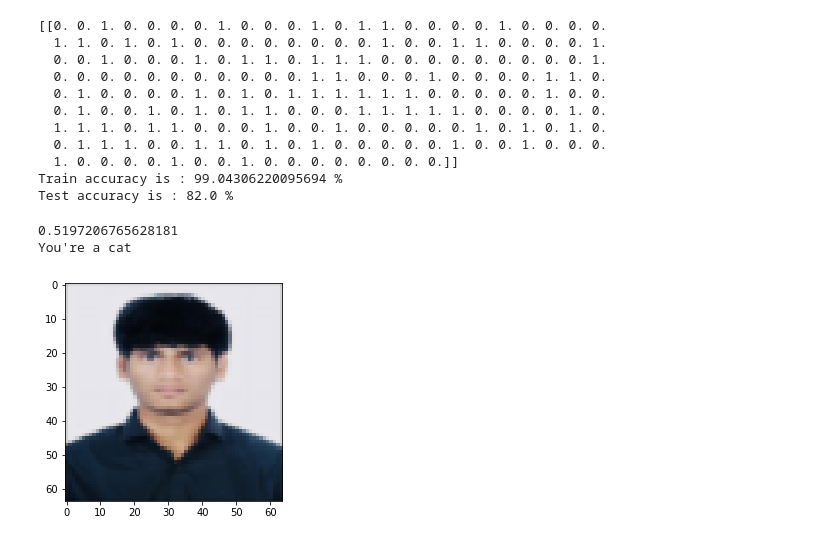
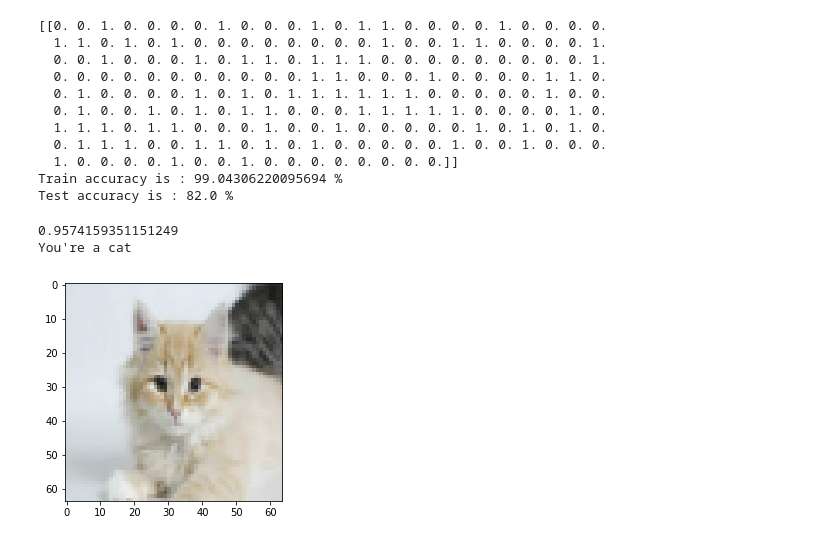
Before and after one commit to SumanthReddy9/DeepLearning, a Jupyter notebook: DeepLearning.ipynb, the cells around one changed output. Cells and saved outputs as stored; diff of their text form; code cells hidden in the pictures.

```diff
--- a/DeepLearning.ipynb
+++ b/DeepLearning.ipynb
@@ -395,21 +395,21 @@ Test accuracy is : 82.0 %
 # %%
 from skimage.transform import resize
 import imageio
 import scipy.misc
-my_image = "Sumanth.jpg"
+my_image = "cat.jpg"
 my_label_y = [1]
 
 fname = my_image
 image = np.array(imageio.imread(fname))
 my_image = resize(image, (64, 64, 3), anti_aliasing=True)
 plt.imshow(my_image)
 my_image = my_image.reshape(-1, 1)
 predition_cat = predict(my_image, my_label_y, parameters)
 if predition_cat == 1:
     print("You're a cat")
 else:
     print("You're not a cat")
 # %% [output]
-0.5197206765628181
+0.9574159351151249
 You're a cat
-[figure, old version]
+[figure, new version]
```
